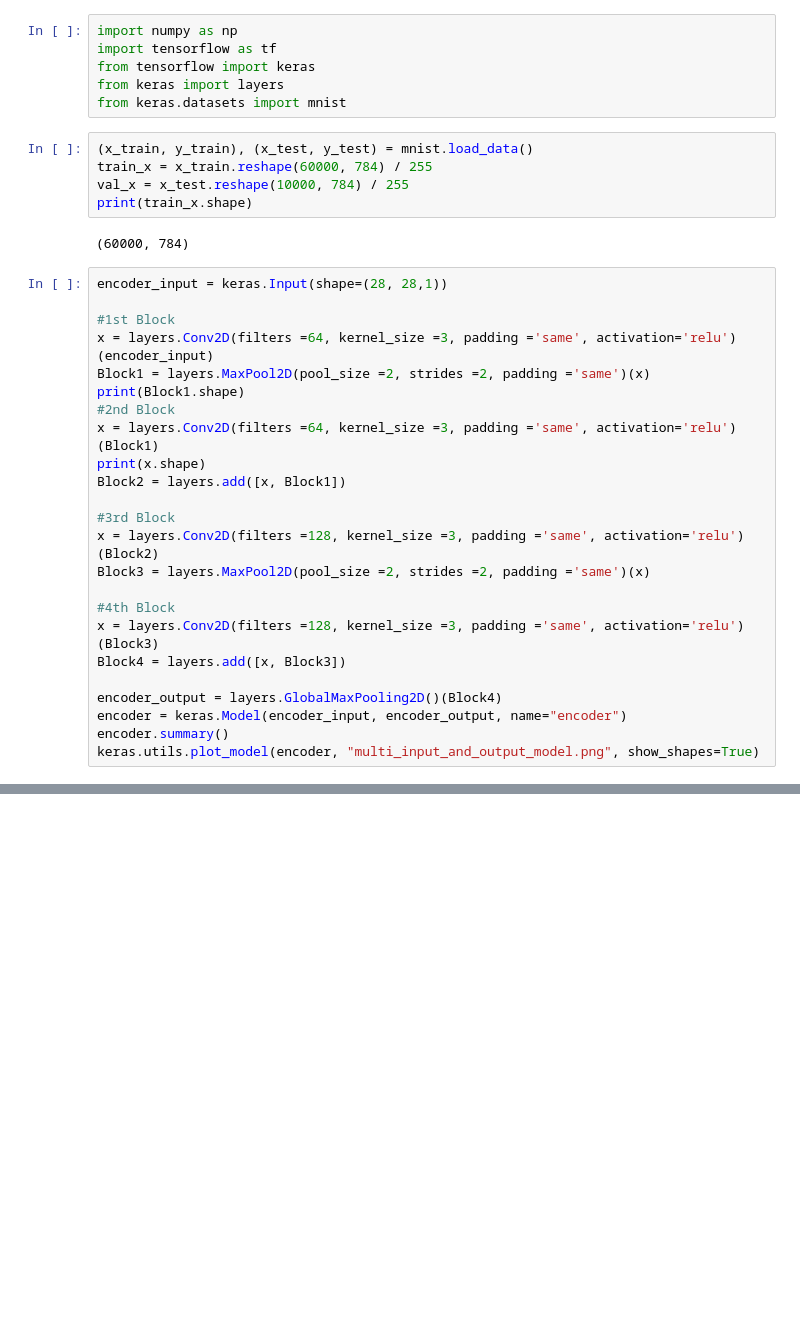
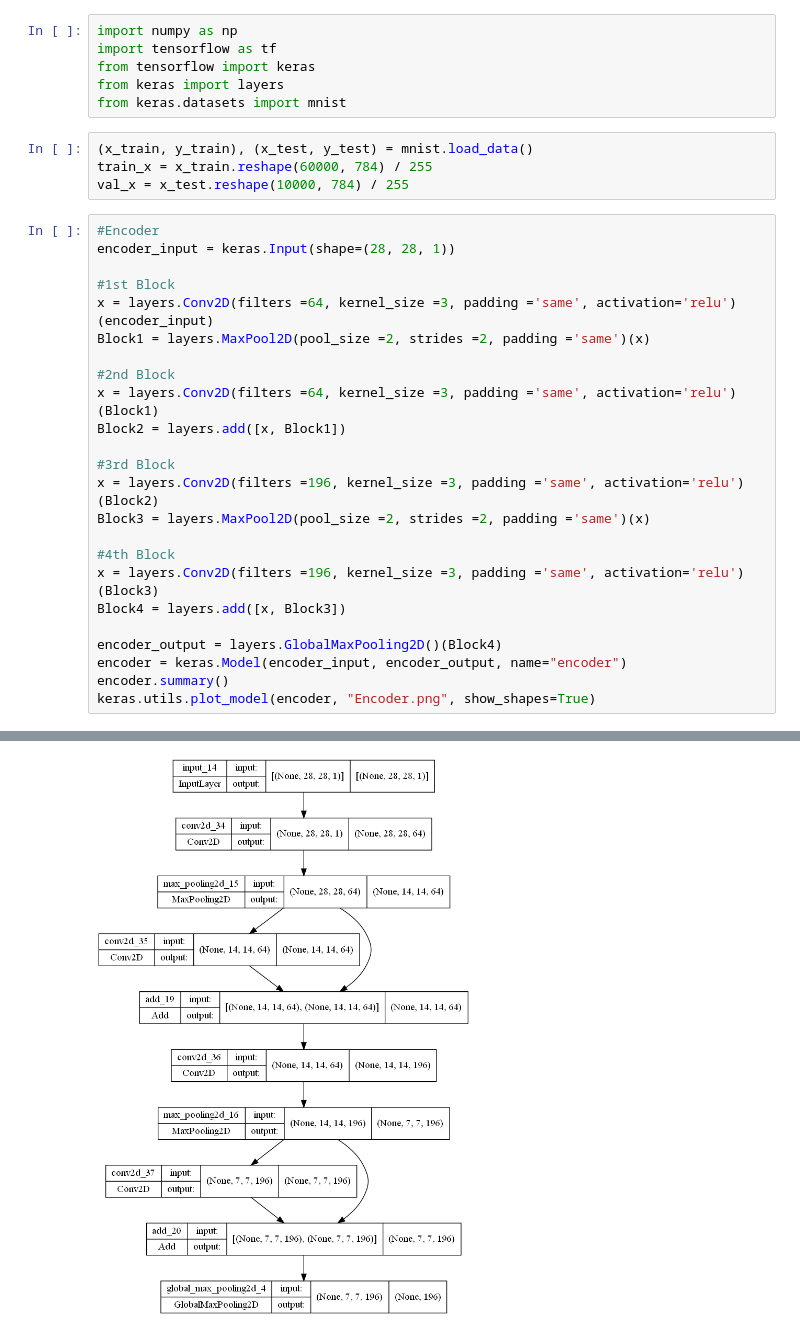
Before and after one commit to DivyamChandalia/AutoEncoder, a Jupyter notebook: AutoEncoder.ipynb, the cells around one changed output, grey strips where cells are left out. Drawn from its saved outputs; the diff is of its cells as text; blank space fills up the shorter version.

Commit message:
Updated decoder and created AutoEncoder

```diff
--- a/AutoEncoder.ipynb
+++ b/AutoEncoder.ipynb
@@ -8,31 +8,28 @@ from keras.datasets import mnist
 (x_train, y_train), (x_test, y_test) = mnist.load_data()
 train_x = x_train.reshape(60000, 784) / 255
 val_x = x_test.reshape(10000, 784) / 255
-print(train_x.shape)
-# %% [output]
-(60000, 784)
 # %%
-encoder_input = keras.Input(shape=(28, 28,1))
+#Encoder
+encoder_input = keras.Input(shape=(28, 28, 1))
 
 #1st Block
 x = layers.Conv2D(filters =64, kernel_size =3, padding ='same', activation='relu')(encoder_input)
 Block1 = layers.MaxPool2D(pool_size =2, strides =2, padding ='same')(x)
-print(Block1.shape)
+
 #2nd Block
 x = layers.Conv2D(filters =64, kernel_size =3, padding ='same', activation='relu')(Block1)
-print(x.shape)
 Block2 = layers.add([x, Block1])
 
 #3rd Block
-x = layers.Conv2D(filters =128, kernel_size =3, padding ='same', activation='relu')(Block2)
+x = layers.Conv2D(filters =196, kernel_size =3, padding ='same', activation='relu')(Block2)
 Block3 = layers.MaxPool2D(pool_size =2, strides =2, padding ='same')(x)
 
 #4th Block
-x = layers.Conv2D(filters =128, kernel_size =3, padding ='same', activation='relu')(Block3)
+x = layers.Conv2D(filters =196, kernel_size =3, padding ='same', activation='relu')(Block3)
 Block4 = layers.add([x, Block3])
 
 encoder_output = layers.GlobalMaxPooling2D()(Block4)
 encoder = keras.Model(encoder_input, encoder_output, name="encoder")
 encoder.summary()
-keras.utils.plot_model(encoder, "multi_input_and_output_model.png", show_shapes=True)
+keras.utils.plot_model(encoder, "Encoder.png", show_shapes=True)
 # %% [output]
@@ -55,0 +53 @@ You must install pydot (`pip install pydot`) and install graphviz (see instructi
+[figure, added]
```
Also changed, not shown: parts of 3 cells of this notebook.
